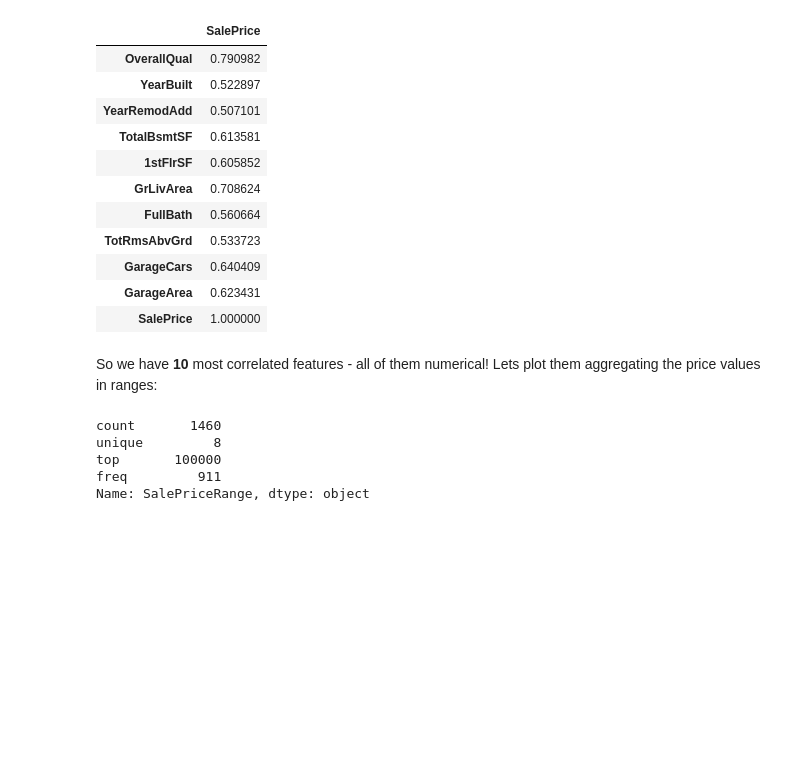
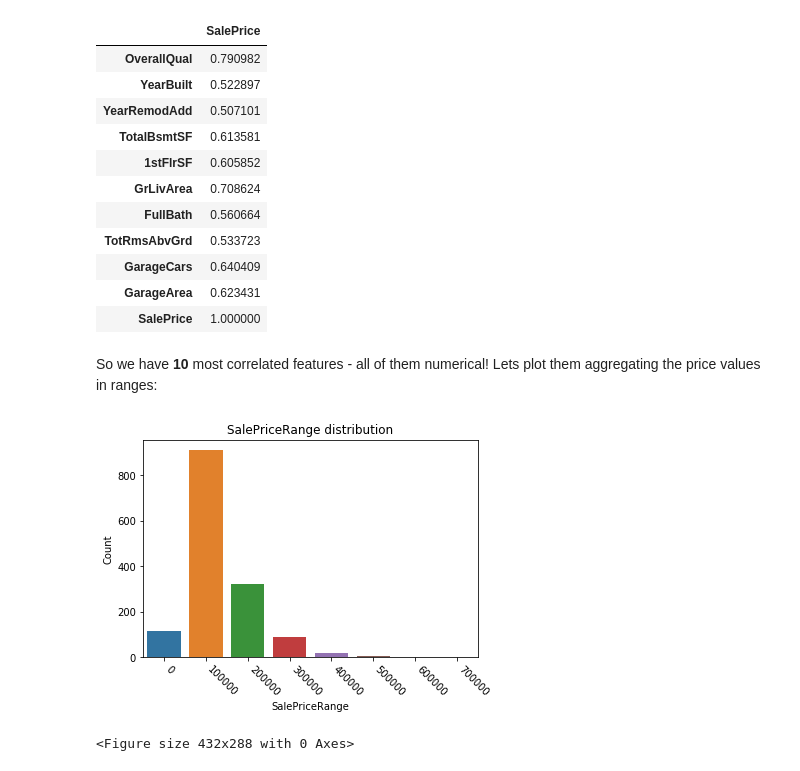
Before and after one commit to pboueke/kaggle-house-prices, a Jupyter notebook: HousePrices.ipynb, the cells around one changed output. Cells and saved outputs as stored; diff of their text form; code cells hidden in the pictures; blank space fills up the shorter version.

```diff
--- a/HousePrices.ipynb
+++ b/HousePrices.ipynb
@@ -111,17 +128,25 @@ So we have **10** most correlated features - all of them numerical! Lets plot th
 # %%
 new_set = pd.DataFrame(train)
 bucket_size = 100000
 for feature in train.axes[1]:
     if feature not in most_corr.axes[0]:
         new_set.drop(feature, axis = 1, inplace = True)
 
 new_set.drop("SalePrice", axis = 1, inplace = True)
-new_set["SalePriceRange"] =[str((int(x) // bucket_size) * bucket_size) for x in train["SalePrice"]]
+SalePriceRange = pd.DataFrame({"SalePriceRange":[str((int(x) // bucket_size) * bucket_size) for x in train["SalePrice"]]})
+new_set = pd.concat([new_set, SalePriceRange], axis=1, sort=False)
+#range_data = pd.DataFrame({'SalePriceRange': [str((int(x) // bucket_size) * bucket_size) for x in train["SalePrice"]]})
+#new_set.join(range_data)
 new_set["SalePriceRange"].describe()
+
+sns.countplot(new_set["SalePriceRange"]);
+plt.ylabel('Count')
+plt.title('SalePriceRange distribution')
+ax = plt.gca()
+ax.set_xticklabels(ax.get_xticklabels(),rotation = (-45), fontsize = 10, va='top', ha='left')
+fig = plt.figure()
+plt.show()
 # %% [output]
+[figure, added]
-count       1460
-unique         8
-top       100000
-freq         911
-Name: SalePriceRange, dtype: object
+<Figure size 432x288 with 0 Axes>
 # %%
```
Also changed, not shown: parts of 14 cells of this notebook.
